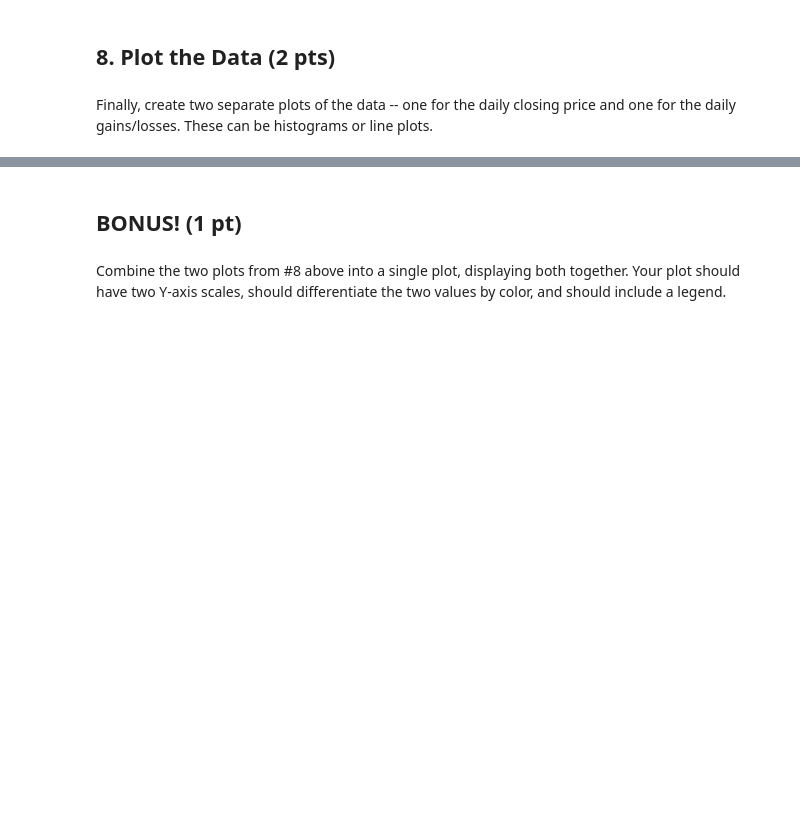
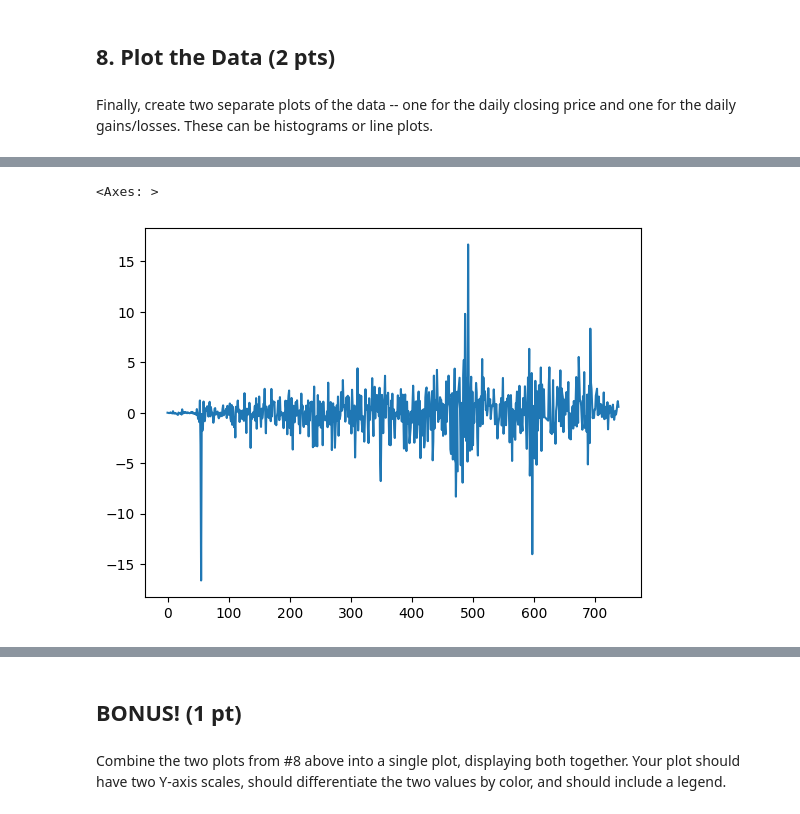
Before and after one commit to qfx4yk/ds1002-qfx4yk, a Jupyter notebook: labs/lab1/lab1-ftx-stock-pricing.ipynb, the cells around one changed output, grey strips where cells are left out. Cells and saved outputs as stored; diff of their text form; code cells hidden in the pictures; blank space fills up the shorter version.

```diff
--- a/labs/lab1/lab1-ftx-stock-pricing.ipynb
+++ b/labs/lab1/lab1-ftx-stock-pricing.ipynb
@@ -250,0 +252,5 @@ sns.scatterplot(x='timestamp', y='close', data=daily_closing_price)
+# %%
+ftx_new['close_change'].plot()
+# %% [output]
+<Axes: >
+[figure, added]
```
Also changed, not shown: parts of 13 cells of this notebook.
